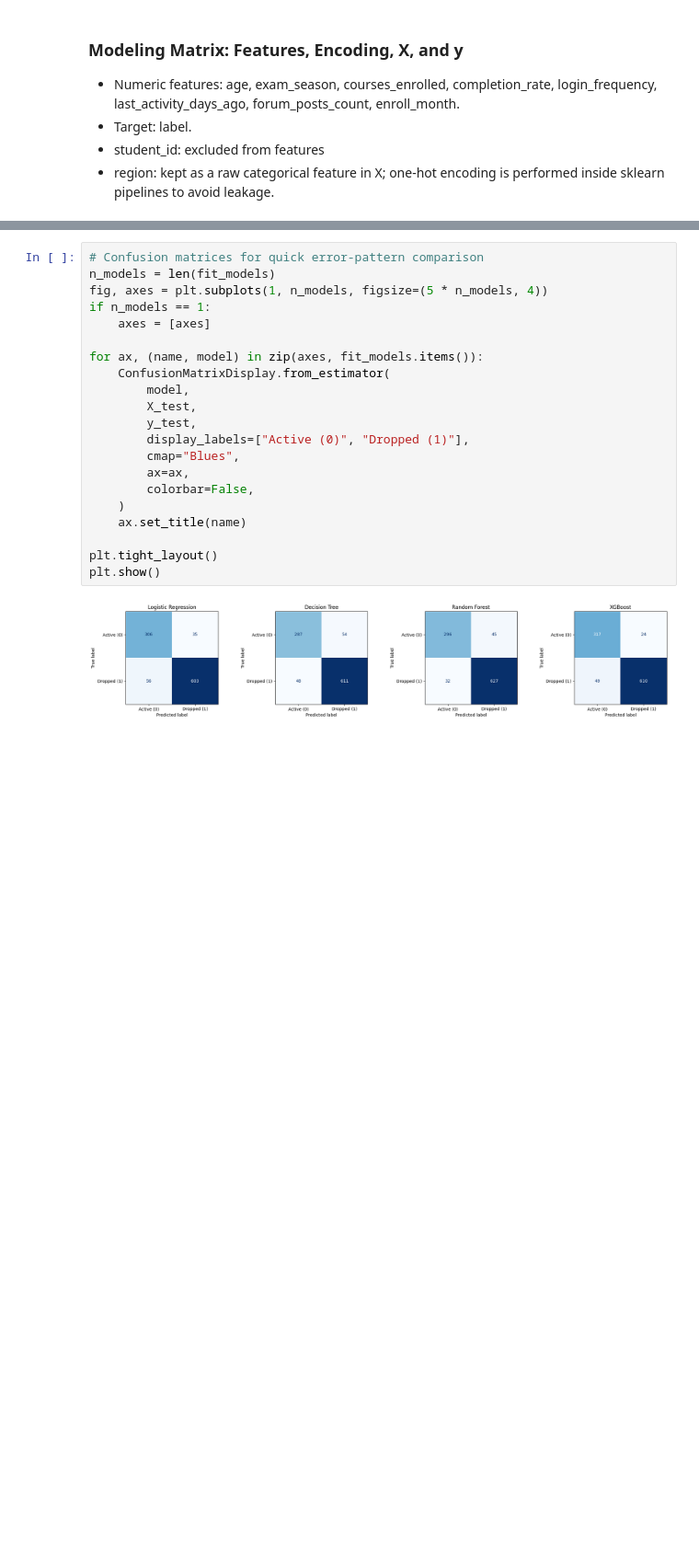
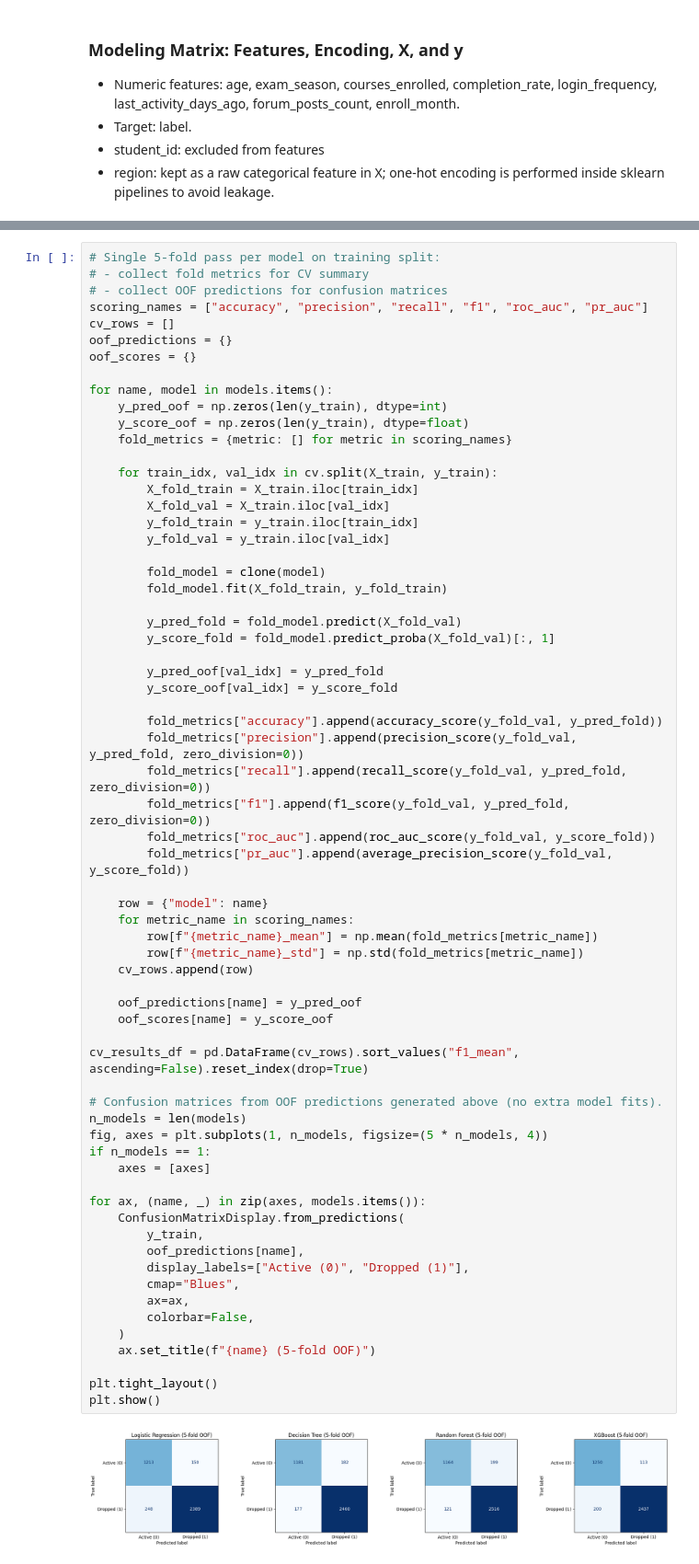
Before and after one commit to ctamburrino/student_dropout_predictor, a Jupyter notebook: Final Project.ipynb, the cells around one changed output, grey strips where cells are left out. Shown at 92% size. Drawn from its saved outputs; the diff is of its cells as text; blank space fills up the shorter version.

Commit message:
Reordered some Data Analytics things

```diff
--- a/Final Project.ipynb
+++ b/Final Project.ipynb
@@ -552,26 +524,71 @@ Model comparison on test set:
 # %%
-# Confusion matrices for quick error-pattern comparison
-n_models = len(fit_models)
+# Single 5-fold pass per model on training split:
+# - collect fold metrics for CV summary
+# - collect OOF predictions for confusion matrices
+scoring_names = ["accuracy", "precision", "recall", "f1", "roc_auc", "pr_auc"]
+cv_rows = []
+oof_predictions = {}
+oof_scores = {}
+
+for name, model in models.items():
+    y_pred_oof = np.zeros(len(y_train), dtype=int)
+    y_score_oof = np.zeros(len(y_train), dtype=float)
+    fold_metrics = {metric: [] for metric in scoring_names}
+
+    for train_idx, val_idx in cv.split(X_train, y_train):
+        X_fold_train = X_train.iloc[train_idx]
+        X_fold_val = X_train.iloc[val_idx]
+        y_fold_train = y_train.iloc[train_idx]
+        y_fold_val = y_train.iloc[val_idx]
+
+        fold_model = clone(model)
+        fold_model.fit(X_fold_train, y_fold_train)
+
+        y_pred_fold = fold_model.predict(X_fold_val)
+        y_score_fold = fold_model.predict_proba(X_fold_val)[:, 1]
+
+        y_pred_oof[val_idx] = y_pred_fold
+        y_score_oof[val_idx] = y_score_fold
+
+        fold_metrics["accuracy"].append(accuracy_score(y_fold_val, y_pred_fold))
+        fold_metrics["precision"].append(precision_score(y_fold_val, y_pred_fold, zero_division=0))
+        fold_metrics["recall"].append(recall_score(y_fold_val, y_pred_fold, zero_division=0))
+        fold_metrics["f1"].append(f1_score(y_fold_val, y_pred_fold, zero_division=0))
+        fold_metrics["roc_auc"].append(roc_auc_score(y_fold_val, y_score_fold))
+        fold_metrics["pr_auc"].append(average_precision_score(y_fold_val, y_score_fold))
+
+    row = {"model": name}
+    for metric_name in scoring_names:
+        row[f"{metric_name}_mean"] = np.mean(fold_metrics[metric_name])
+        row[f"{metric_name}_std"] = np.std(fold_metrics[metric_name])
+    cv_rows.append(row)
+
+    oof_predictions[name] = y_pred_oof
+    oof_scores[name] = y_score_oof
+
+cv_results_df = pd.DataFrame(cv_rows).sort_values("f1_mean", ascending=False).reset_index(drop=True)
+
+# Confusion matrices from OOF predictions generated above (no extra model fits).
+n_models = len(models)
 fig, axes = plt.subplots(1, n_models, figsize=(5 * n_models, 4))
 if n_models == 1:
     axes = [axes]
 
-for ax, (name, model) in zip(axes, fit_models.items()):
-    ConfusionMatrixDisplay.from_estimator(
-        model,
-        X_test,
-        y_test,
+for ax, (name, _) in zip(axes, models.items()):
+    ConfusionMatrixDisplay.from_predictions(
+        y_train,
+        oof_predictions[name],
         display_labels=["Active (0)", "Dropped (1)"],
         cmap="Blues",
         ax=ax,
         colorbar=False,
     )
-    ax.set_title(name)
+    ax.set_title(f"{name} (5-fold OOF)")
 
 plt.tight_layout()
 plt.show()
 # %% [output]
-[figure, old version]
+[figure, new version]
 # %% [markdown]
 ### Stratified 5-Fold Cross-Validation Summary
 
```
Also changed, not shown: parts of 11 cells of this notebook.
